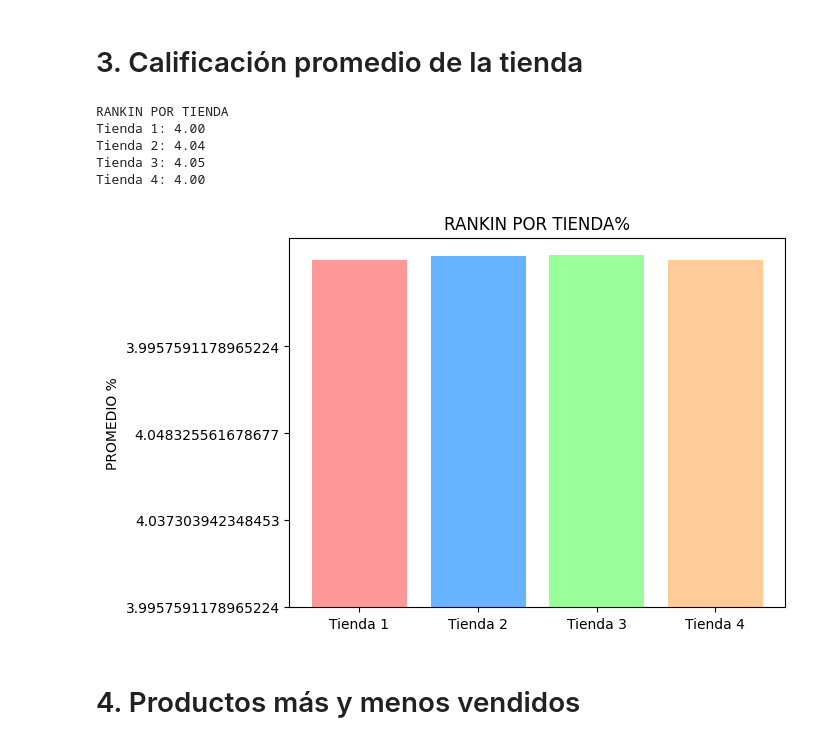
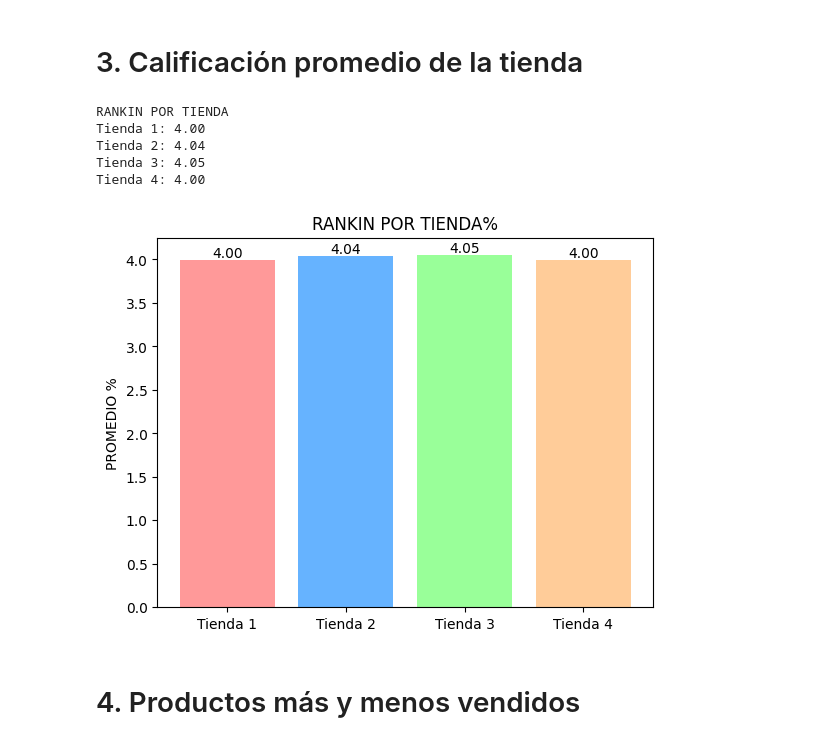
Before and after one commit to Oxpol85/Data-Base-Challenge-Juan-shop, a Jupyter notebook: AluraStoreLatam.ipynb, the cells around one changed output. Cells and saved outputs as stored; diff of their text form; code cells hidden in the pictures.

```diff
--- a/AluraStoreLatam.ipynb
+++ b/AluraStoreLatam.ipynb
@@ -132,31 +133,31 @@ Tienda 1:
 # %%
 tiendas = [tienda, tienda_2, tienda_3, tienda_4]
 tienda_nombres = ['Tienda 1', 'Tienda 2', 'Tienda 3', 'Tienda 4']
 promedio = []
 
 print("RANKIN POR TIENDA")
 for nombre, df in zip(tienda_nombres, tiendas):
     average_rating = df['Calificación'].mean()
     print(f"{nombre}: {average_rating:.2f}")
     promedio.append(average_rating)
 
-import matplotlib.pyplot as plt
-import numpy as np
+colors = ['#ff9999','#66b3ff','#99ff99','#ffcc99']
+plt.bar(tienda_nombres, promedio, color=colors)
 
-y = np.arange(len(promedio))
-plt.yticks (y, promedio,)
-colors = ['#ff9999','#66b3ff','#99ff99','#ffcc99']
-plt.bar(tienda_nombres,promedio, color=colors)
 plt.ylabel('PROMEDIO %')
 plt.title('RANKIN POR TIENDA%')
+
+for i, valor in enumerate(promedio):
+    plt.text(i, valor, f'{valor:.2f}', ha='center', va='bottom', fontsize=10)
+
 plt.show()
 # %% [output]
 RANKIN POR TIENDA
 Tienda 1: 4.00
 Tienda 2: 4.04
 Tienda 3: 4.05
 Tienda 4: 4.00
-[figure, old version]
+[figure, new version]
 # %% [markdown]
 # 4. Productos más y menos vendidos
 # %% [markdown]
```
Also changed, not shown: parts of 6 cells of this notebook.
